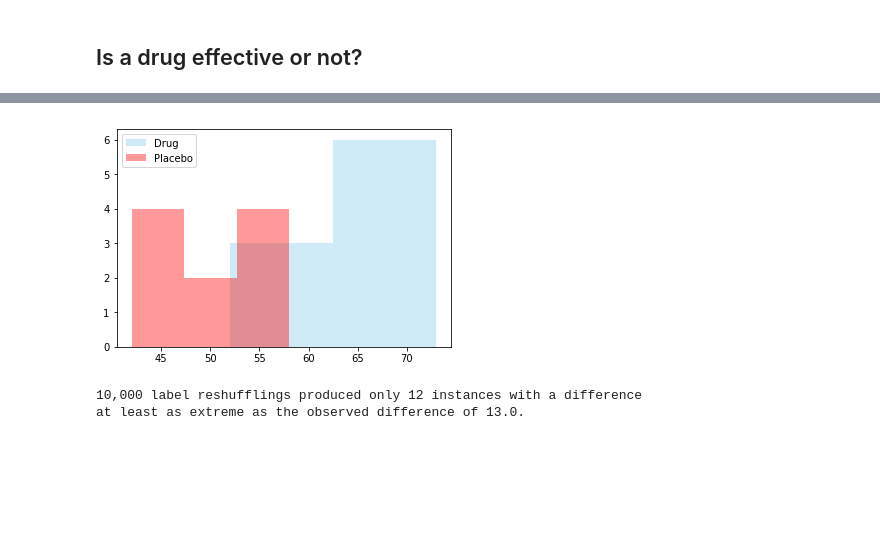
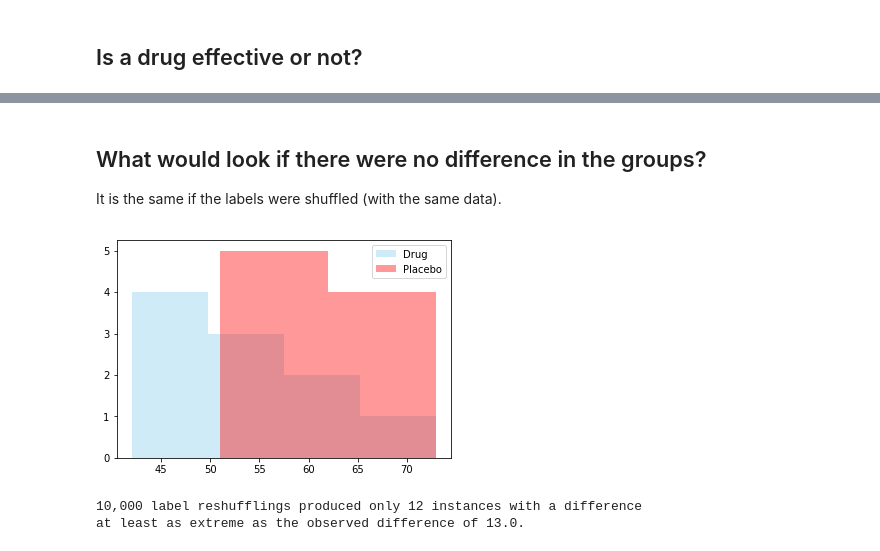
Before and after one commit to brianspiering/ComputationalStatisticsInstructor, a Jupyter notebook: 4_permutation_testing.ipynb, the cells around one changed output, grey strips where cells are left out. Cells and saved outputs as stored; diff of their text form; code cells hidden in the pictures; blank space fills up the shorter version.

```diff
--- a/4_permutation_testing.ipynb
+++ b/4_permutation_testing.ipynb
@@ -22,7 +31,20 @@ palette = "Dark2"
+# %% [markdown]
+What would look if there were no difference in the groups?
+---------
+
+It is the same if the labels were shuffled (with the same data).
+# %%
+combined = drug + placebo
 # %%
-sns.distplot(drug, color="skyblue", label="Drug", kde=False);
-sns.distplot(placebo, color="red", label="Placebo", kde=False);
+from random import shuffle
+
+shuffle(combined)
+drug_random = combined[len(drug):]
+placebo_random = combined[:len(drug)]
+
+sns.distplot(drug_random, color="skyblue", label="Drug", kde=False);
+sns.distplot(placebo_random, color="red", label="Placebo", kde=False);
 plt.legend();
 # %% [output]
-[figure, old version]
+[figure, new version]
 # %%
```
Also changed, not shown: parts of 3 cells of this notebook.
